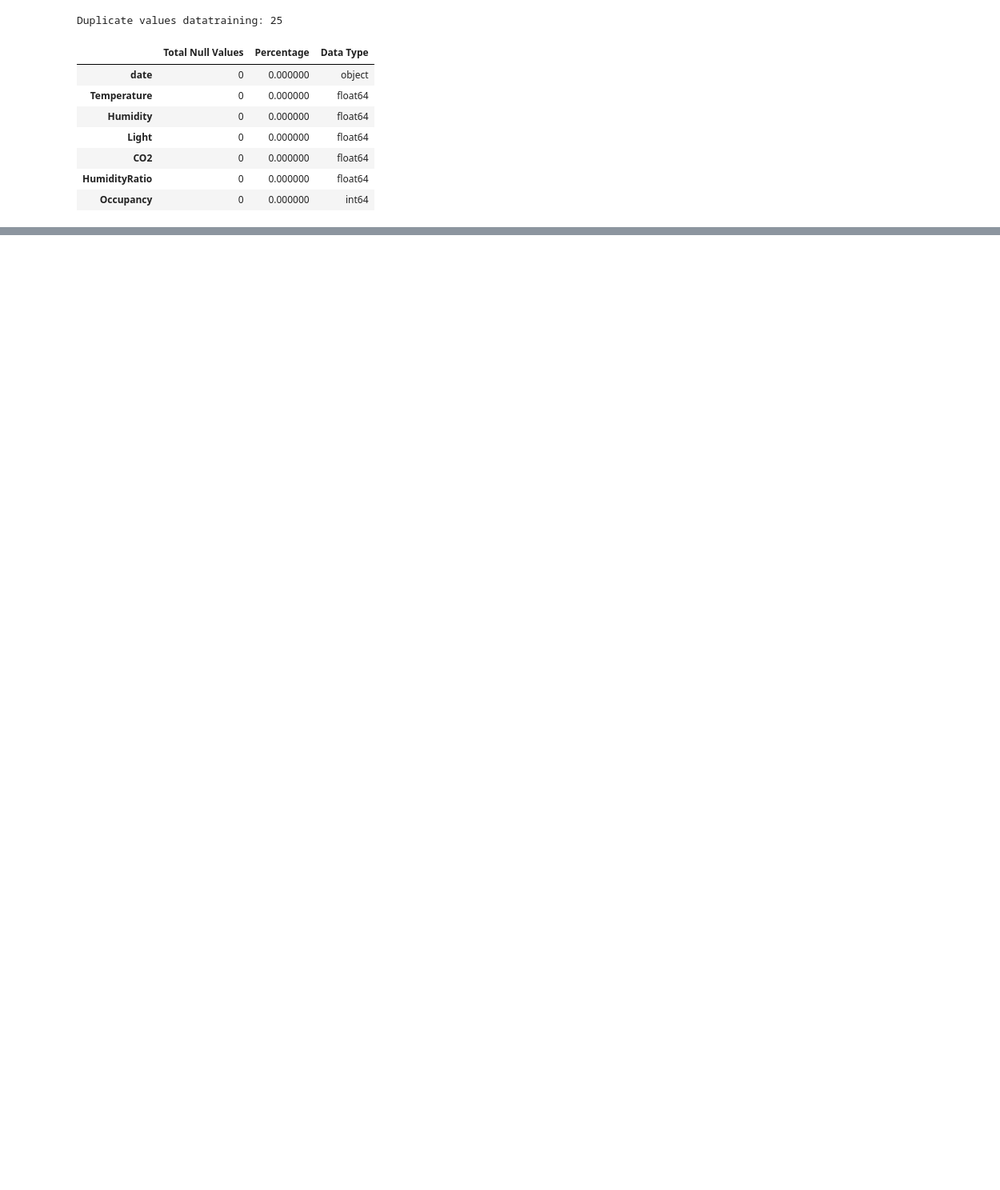
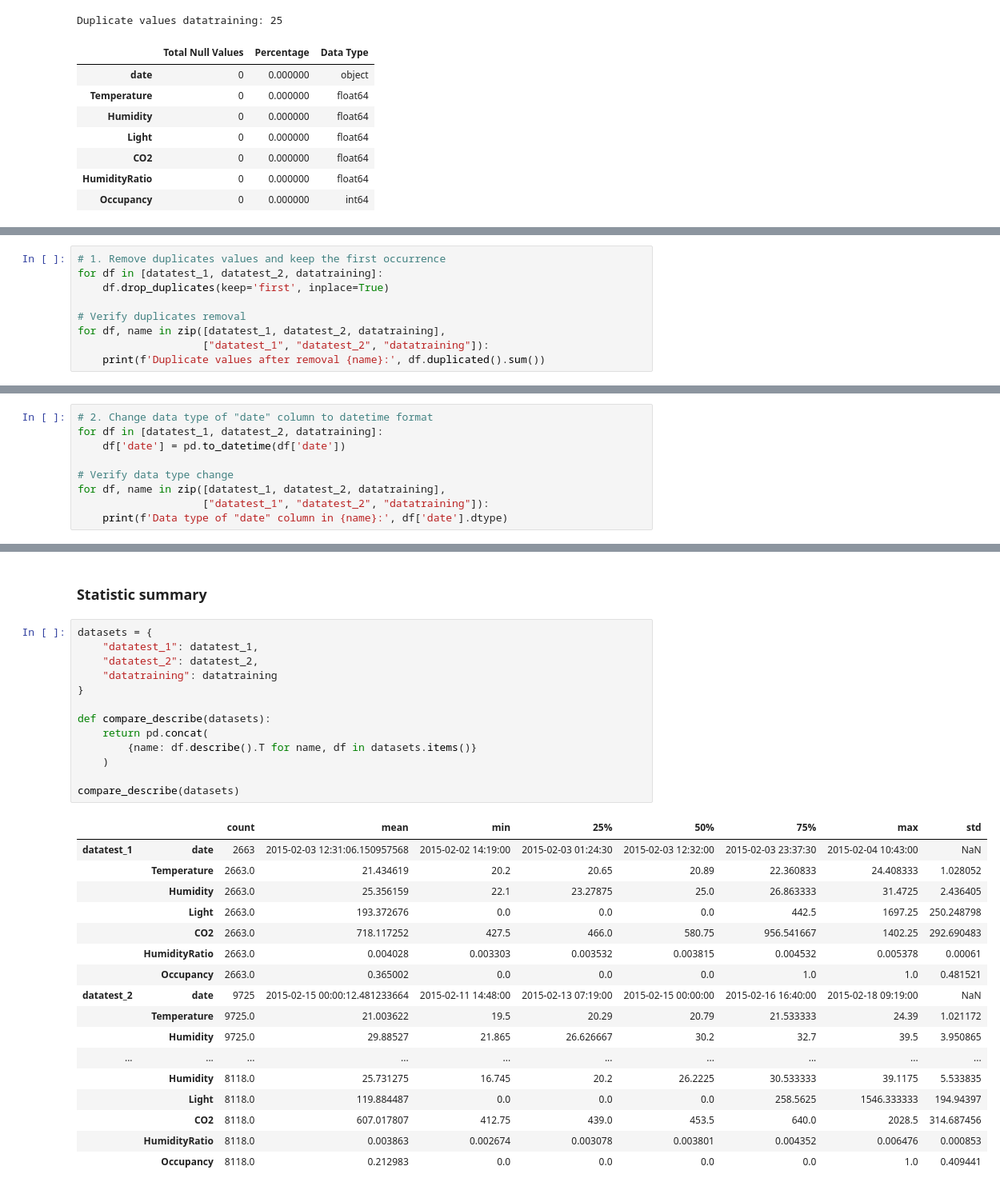
Before and after one commit to aryaadhy/Occupancy_Detection_FINPRO, a Jupyter notebook: FINPRO_DS38_Arya_Adhy.ipynb, the cells around one changed output, grey strips where cells are left out. Shown at 80% size. Drawn from its saved outputs; the diff is of its cells as text; blank space fills up the shorter version.

```diff
--- a/FINPRO_DS38_Arya_Adhy.ipynb
+++ b/FINPRO_DS38_Arya_Adhy.ipynb
@@ -88,0 +82,9 @@ List of Column Types:
+# %%
+# 1. Remove duplicates values and keep the first occurrence
+for df in [datatest_1, datatest_2, datatraining]:
+    df.drop_duplicates(keep='first', inplace=True)
+
+# Verify duplicates removal
+for df, name in zip([datatest_1, datatest_2, datatraining],
+                    ["datatest_1", "datatest_2", "datatraining"]):
+    print(f'Duplicate values after removal {name}:', df.duplicated().sum())
@@ -88,0 +95,9 @@ List of Column Types:
+# %%
+# 2. Change data type of "date" column to datetime format
+for df in [datatest_1, datatest_2, datatraining]:
+    df['date'] = pd.to_datetime(df['date'])
+
+# Verify data type change
+for df, name in zip([datatest_1, datatest_2, datatraining],
+                    ["datatest_1", "datatest_2", "datatraining"]):
+    print(f'Data type of "date" column in {name}:', df['date'].dtype)
@@ -88,0 +146,33 @@ List of Column Types:
+# %% [markdown]
+### **Statistic summary**
+# %%
+datasets = {
+    "datatest_1": datatest_1,
+    "datatest_2": datatest_2,
+    "datatraining": datatraining
+}
+
+def compare_describe(datasets):
+    return pd.concat(
+        {name: df.describe().T for name, df in datasets.items()}
+    )
+
+compare_describe(datasets)
+# %% [output]
+|  |  | count | mean | min | 25% | 50% | 75% | max | std |
+| datatest_1 | date | 2663 | 2015-02-03 12:31:06.150957568 | 2015-02-02 14:19:00 | 2015-02-03 01:24:30 | 2015-02-03 12:32:00 | 2015-02-03 23:37:30 | 2015-02-04 10:43:00 | NaN |
+|  | Temperature | 2663.0 | 21.434619 | 20.2 | 20.65 | 20.89 | 22.360833 | 24.408333 | 1.028052 |
+|  | Humidity | 2663.0 | 25.356159 | 22.1 | 23.27875 | 25.0 | 26.863333 | 31.4725 | 2.436405 |
+|  | Light | 2663.0 | 193.372676 | 0.0 | 0.0 | 0.0 | 442.5 | 1697.25 | 250.248798 |
+|  | CO2 | 2663.0 | 718.117252 | 427.5 | 466.0 | 580.75 | 956.541667 | 1402.25 | 292.690483 |
+|  | HumidityRatio | 2663.0 | 0.004028 | 0.003303 | 0.003532 | 0.003815 | 0.004532 | 0.005378 | 0.00061 |
+|  | Occupancy | 2663.0 | 0.365002 | 0.0 | 0.0 | 0.0 | 1.0 | 1.0 | 0.481521 |
+| datatest_2 | date | 9725 | 2015-02-15 00:00:12.481233664 | 2015-02-11 14:48:00 | 2015-02-13 07:19:00 | 2015-02-15 00:00:00 | 2015-02-16 16:40:00 | 2015-02-18 09:19:00 | NaN |
+|  | Temperature | 9725.0 | 21.003622 | 19.5 | 20.29 | 20.79 | 21.533333 | 24.39 | 1.021172 |
+|  | Humidity | 9725.0 | 29.88527 | 21.865 | 26.626667 | 30.2 | 32.7 | 39.5 | 3.950865 |
+| ... | ... | ... | ... | ... | ... | ... | ... | ... | ... |
+|  | Humidity | 8118.0 | 25.731275 | 16.745 | 20.2 | 26.2225 | 30.533333 | 39.1175 | 5.533835 |
+|  | Light | 8118.0 | 119.884487 | 0.0 | 0.0 | 0.0 | 258.5625 | 1546.333333 | 194.94397 |
+|  | CO2 | 8118.0 | 607.017807 | 412.75 | 439.0 | 453.5 | 640.0 | 2028.5 | 314.687456 |
+|  | HumidityRatio | 8118.0 | 0.003863 | 0.002674 | 0.003078 | 0.003801 | 0.004352 | 0.006476 | 0.000853 |
+|  | Occupancy | 8118.0 | 0.212983 | 0.0 | 0.0 | 0.0 | 0.0 | 1.0 | 0.409441 |
```
Also changed, not shown: parts of 9 cells of this notebook.
